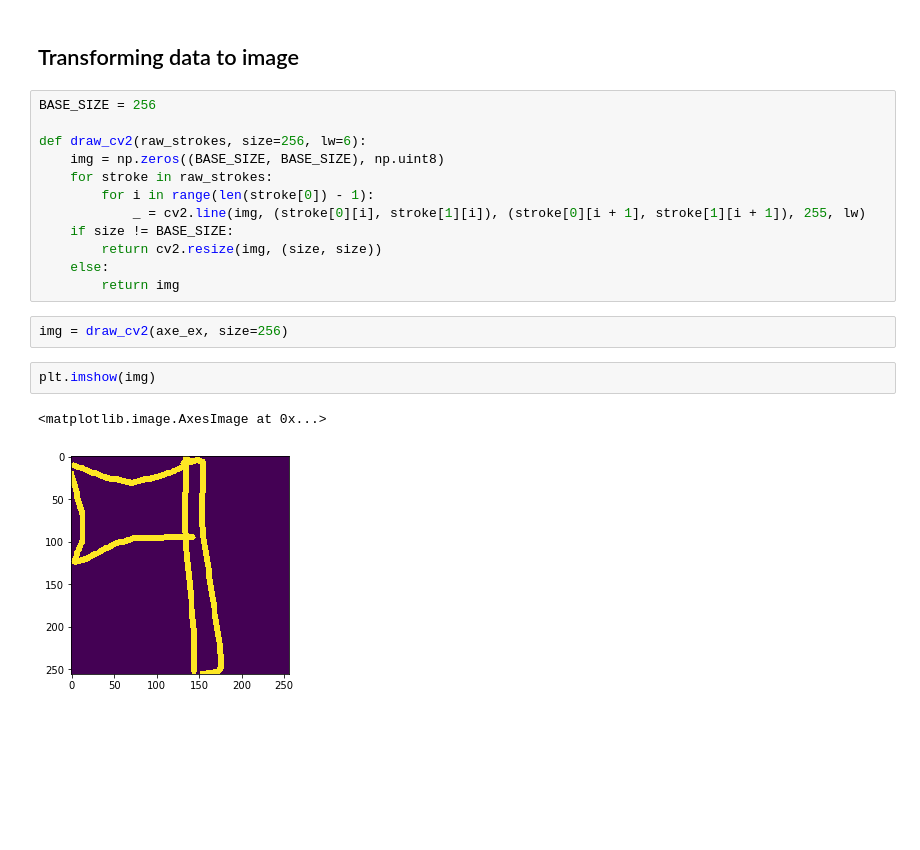
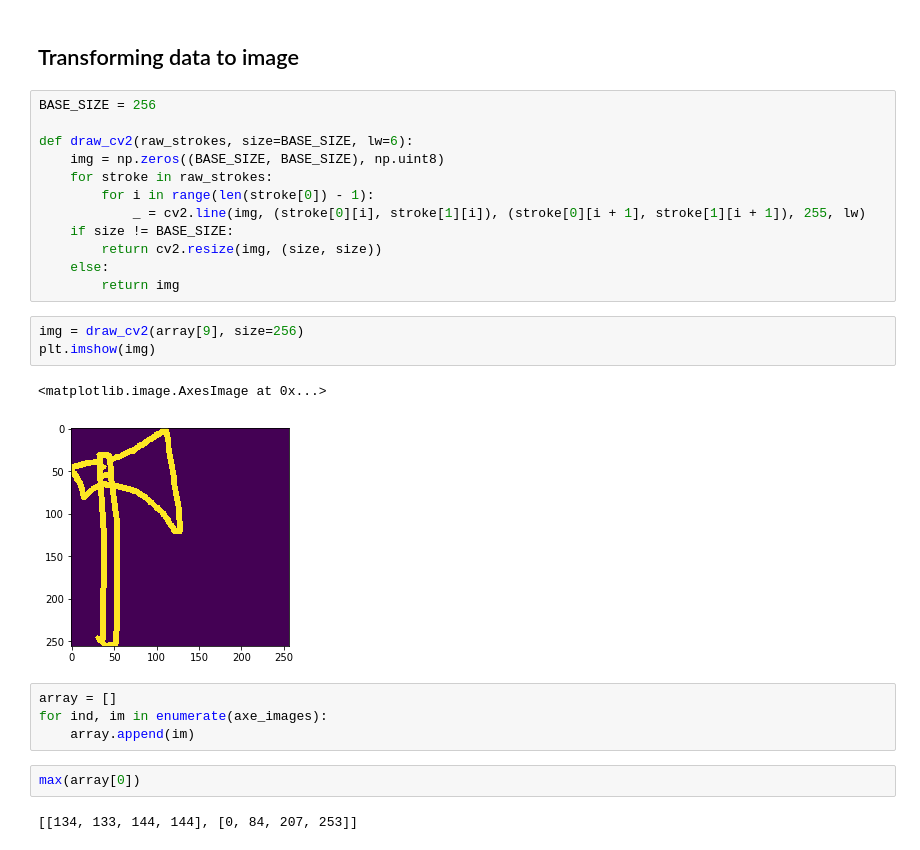
Before and after one commit to samimhirech/deep-learning-quick-draw, a Jupyter notebook: notebooks/scrapbook.ipynb, the cells around one changed output. Drawn from its saved outputs; the diff is of its cells as text; blank space fills up the shorter version.

```diff
--- a/notebooks/scrapbook.ipynb
+++ b/notebooks/scrapbook.ipynb
@@ -60,7 +88,7 @@ for index, axe_drawing in enumerate(axe_images, 0):
 # %%
 BASE_SIZE = 256
 
-def draw_cv2(raw_strokes, size=256, lw=6):
+def draw_cv2(raw_strokes, size=BASE_SIZE, lw=6):
     img = np.zeros((BASE_SIZE, BASE_SIZE), np.uint8)
     for stroke in raw_strokes:
         for i in range(len(stroke[0]) - 1):
@@ -70,9 +98,16 @@ def draw_cv2(raw_strokes, size=256, lw=6):
     else:
         return img
 # %%
-img = draw_cv2(axe_ex, size=256)
+img = draw_cv2(array[9], size=256)
+plt.imshow(img)
+# %% [output]
+<matplotlib.image.AxesImage at 0x...>
+[figure, added]
-# %%
-plt.imshow(img)
-# %% [output]
-<matplotlib.image.AxesImage at 0x...>
-[figure, removed]
+# %%
+array = []
+for ind, im in enumerate(axe_images):
+    array.append(im)
+# %%
+max(array[0])
+# %% [output]
+[[134, 133, 144, 144], [0, 84, 207, 253]]
```
Also changed, not shown: parts of 7 cells of this notebook.
